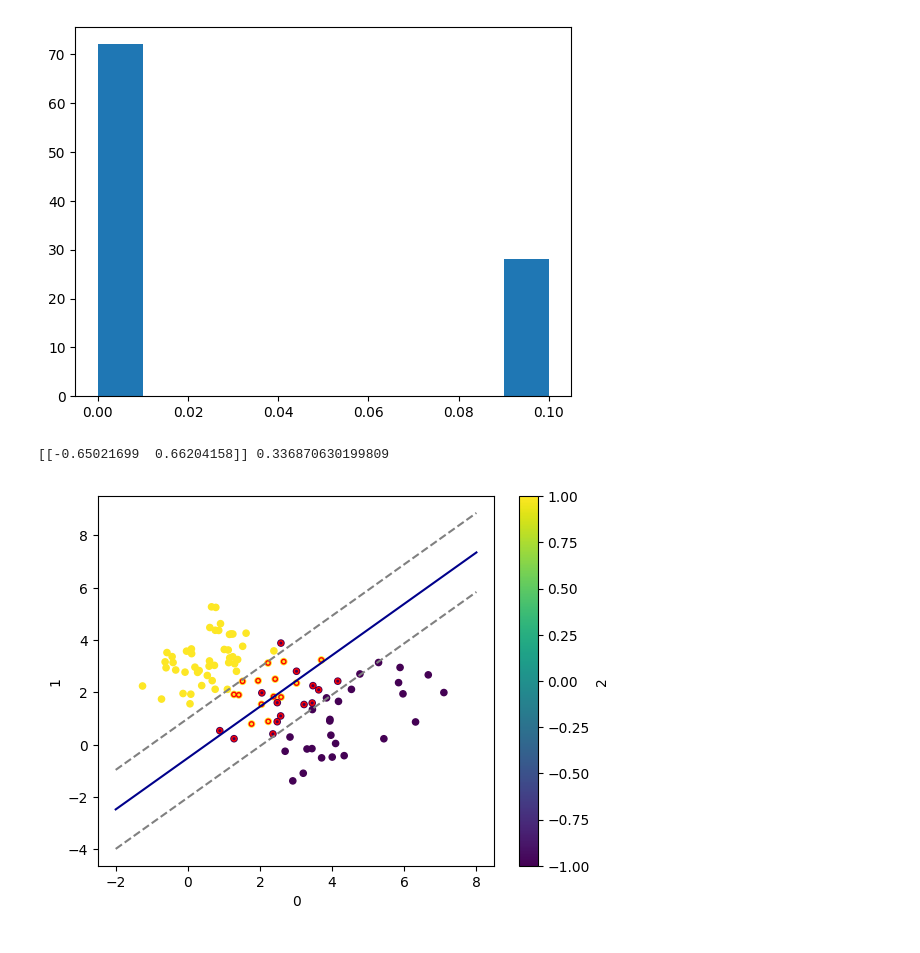
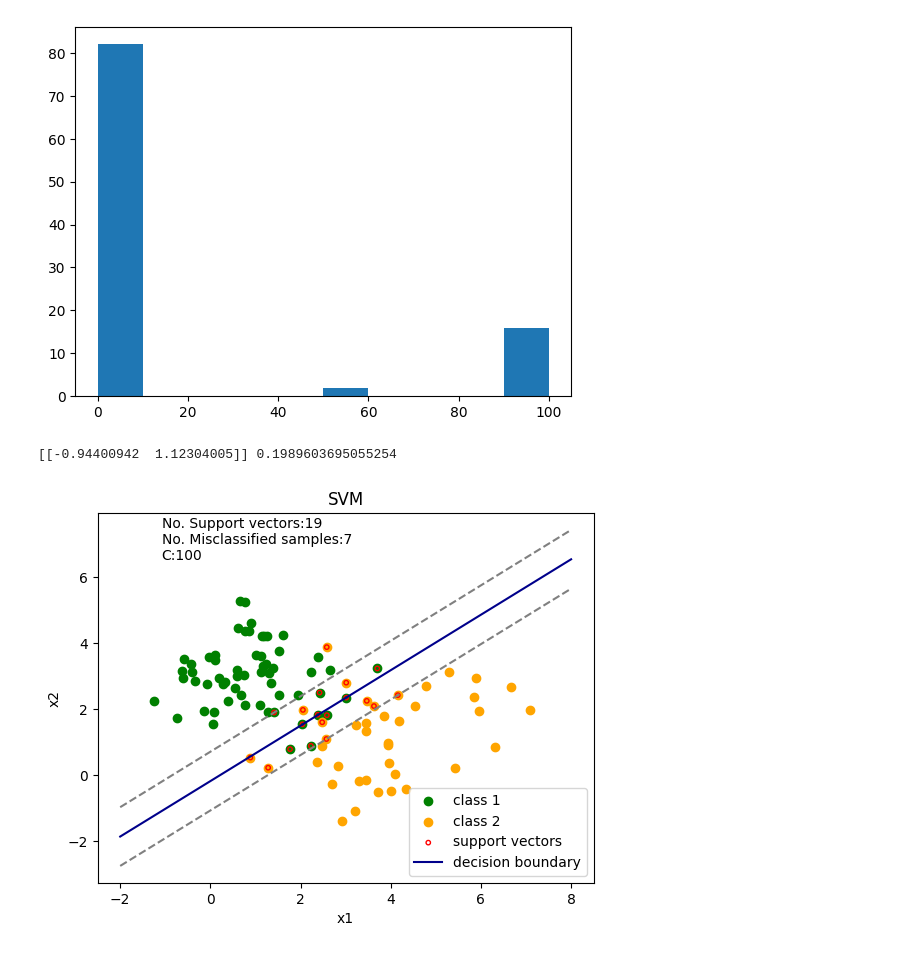
Before and after one commit to Alx-nder/ConvexOptimization_SupportVectorMachine, a Jupyter notebook: svm.ipynb, the cells around one changed output. Saved outputs shown, nothing was run; the diff lists cells and outputs as text; code cells hidden in the pictures.

```diff
--- a/svm.ipynb
+++ b/svm.ipynb
@@ -9,12 +9,13 @@ from cvxopt import matrix as cvxopt_matrix
 from cvxopt import solvers as cvxopt_solvers
 # %%
 df=pd.read_excel('proj2dataset.xlsx',header=None)
-c1=df.where(df[2]==1).dropna()[[0,1]].values
-c2=df.where(df[2]==-1).dropna()[[0,1]].values
-X=df[[0,1]].values
-y=df[[2]].values
+df=df.set_axis(['x1', 'x2', 'class'], axis='columns')
+c1=df.where(df['class']==1).dropna()[['x1','x2']].values
+c2=df.where(df['class']==-1).dropna()[['x1','x2']].values
+X=df[['x1','x2']].values
+y=df[['class']].values
 # %%
-C = 0.1
+C = 100
 m,n = X.shape
 Xy = y * X
 H = np.dot(Xy , Xy.T)
@@ -45,8 +66,8 @@ Optimal solution found.
 plt.hist(lambdas)
 plt.show()
 # %% [output]
-[figure, old version]
+[figure, new version]
 # %%
 w = ((y * lambdas).T @ X).reshape(-1,1)
-Sv = (lambdas > 0.08).flatten()
+Sv = ((lambdas>0.09999) ).flatten()
 w0 = np.mean(y[Sv] - np.dot(X[Sv], w))
@@ -53,16 +78,25 @@ w0 = np.mean(y[Sv] - np.dot(X[Sv], w))
 # %%
 print(w.T,w0)
 # %% [output]
-[[-0.65021699  0.66204158]] 0.336870630199809
+[[-0.94400942  1.12304005]] 0.1989603695055254
 # %%
-ax=df.plot.scatter(x=0,y=1,c=2,colormap='viridis')
-plt.scatter(X[Sv].T[0], X[Sv].T[1], s=10, facecolors='none', edgecolors='r')
 
+plt.scatter(x=c1.T[0],y=c1.T[1],c='green',label='class 1')
+plt.scatter(x=c2.T[0],y=c2.T[1],c='orange',label='class 2')
+
+plt.scatter(X[Sv].T[0], X[Sv].T[1], s=10, facecolors='none', edgecolors='r',label='support vectors')
 x1 = np.linspace(-2,8)
-plt.plot(x1, -(x1*w[0] +w0)/w[1], color = 'darkblue')
+plt.plot(x1, -(x1*w[0] +w0)/w[1], color = 'darkblue',label='decision boundary')
 plt.plot(x1, -(x1*w[0] +w0 -1)/w[1], color = 'grey',linestyle='--')
 plt.plot(x1, -(x1*w[0] +w0 +1)/w[1], color = 'grey',linestyle='--')
 
+plt.annotate(f'No. Support vectors:{len(X[Sv])} \nNo. Misclassified samples:{len(y[misclassed])}\nC:{C}', xy=(2,4), xycoords='data',
+            xytext=(-100,60), textcoords='offset points')
+
+plt.title("SVM")
+plt.xlabel("x1")
+plt.ylabel("x2")
+plt.legend(loc="lower right")
 plt.show()
 # %% [output]
-[figure, old version]
+[figure, new version]
```
Also changed, not shown: parts of 3 cells of this notebook, 1 other file.
